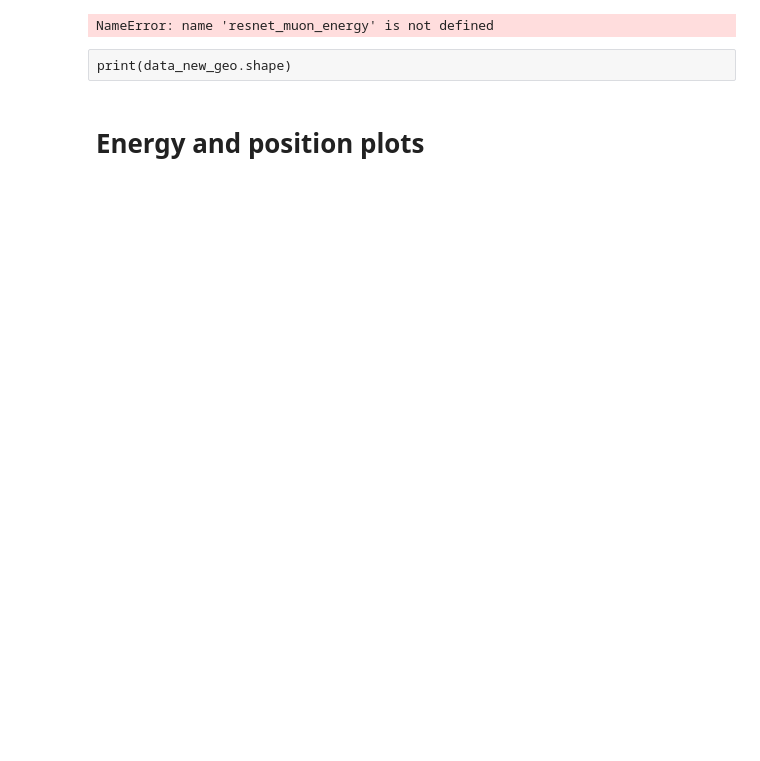
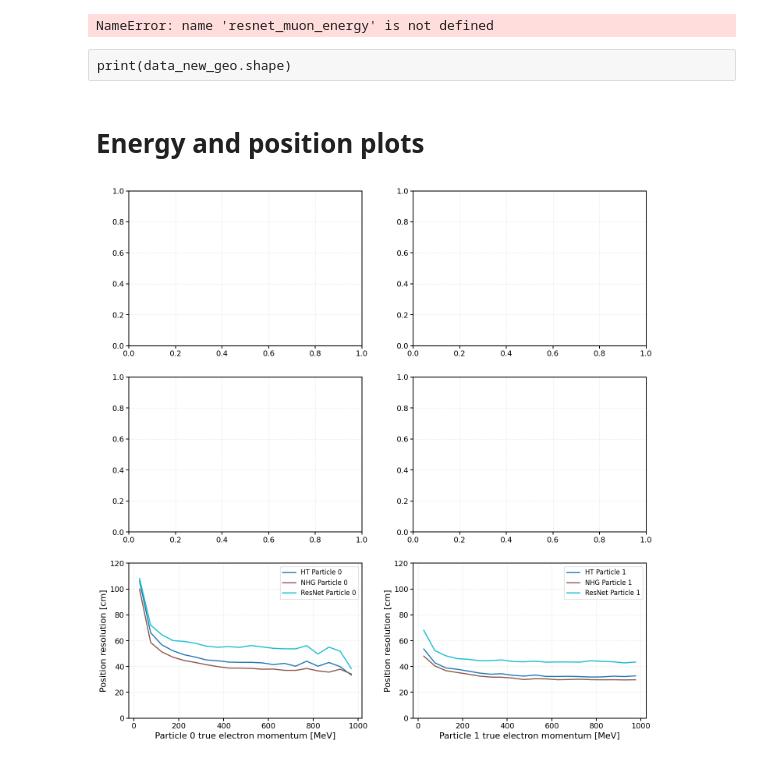
Before and after one commit to cid02219585/WatChMaL, a Jupyter notebook: regression_analysis_multi.ipynb, the cells around one changed output. Cells and saved outputs as stored; diff of their text form; code cells hidden in the pictures; blank space fills up the shorter version.

```diff
--- a/regression_analysis_multi.ipynb
+++ b/regression_analysis_multi.ipynb
@@ -1133,21 +1440,23 @@ for r in all_runs_dir:
 # %%
 ### 2 particle plots
 
 # all_runs_pos = e_position_slot_0 + e_position_slot_1
 
 n_colours = len(e_position_truth_0)
 colours = plt.cm.tab10(np.linspace(0, 1, n_colours))
 
 figs, axes = plt.subplots(3,2, figsize=(15, 15))
 for n, r in enumerate(e_position_truth_0):
-    plot_resolution_profile([r], 'position_3d_errors', e_towall_binning_0, ax=axes[0,0],y_lim=(0,80), x_label="Distance to detector wall [cm]", y_label="Position resolution [cm]",legend=None, marker='s', color = colours[n])
-    plot_resolution_profile([r], 'position_3d_errors',e_dwall_binning_0, ax=axes[0,1], y_lim=(0,80),x_label="Distance from detector wall [cm]",y_label="Position resolution [cm]",legend=None, marker='s', color = colours[n])
-    plot_resolution_profile([r],'position_3d_errors', e_cos_zenith_binning_0, ax=axes[1,0], y_lim=(0,80),x_label="Cosine of Zenith", y_label="Position resolution [cm]", legend=None, marker='s', color = colours[n])
-    plot_resolution_profile([r],'position_3d_errors', e_azimuth_binning_0,ax=axes[1,1],y_lim=(0,80),x_label="Azimuth",y_label="Position resolution [cm]",legend=None, marker='s', color = colours[n])
-    plot_resolution_profile([r],'position_3d_errors',e_mom_binning_0, ax=axes[2,0],y_lim=(0,80),x_label="True electron momentum [MeV]",y_label="Position resolution [cm]",legend=None, marker='s', color = colours[n])
+#     plot_resolution_profile([r], 'position_3d_errors', e_towall_binning_0, ax=axes[0,0],y_lim=(0,80), x_label="Distance to detector wall [cm]", y_label="Position resolution [cm]",legend=None, marker='s', color = colours[n])
+#     plot_resolution_profile([r], 'position_3d_errors',e_dwall_binning_0, ax=axes[0,1], y_lim=(0,80),x_label="Distance from detector wall [cm]",y_label="Position resolution [cm]",legend=None, marker='s', color = colours[n])
+#     plot_resolution_profile([r],'position_3d_errors', e_cos_zenith_binning_0, ax=axes[1,0], y_lim=(0,80),x_label="Cosine of Zenith", y_label="Position resolution [cm]", legend=None, marker='s', color = colours[n])
+#     plot_resolution_profile([r],'position_3d_errors', e_azimuth_binning_0,ax=axes[1,1],y_lim=(0,80),x_label="Azimuth",y_label="Position resolution [cm]",legend=None, marker='s', color = colours[n])
+    plot_resolution_profile([r],'position_3d_errors',e_mom_binning_0, ax=axes[2,0],y_lim=(0,120),x_label="Particle 0 true electron momentum [MeV]",y_label="Position resolution [cm]",legend='best', marker='', color = colours[n])
 for n, r in enumerate(e_position_truth_1):
-    plot_resolution_profile([r], 'position_3d_errors', e_towall_binning_1, ax=axes[0,0],y_lim=(0,80), x_label="Distance to detector wall [cm]", y_label="Position resolution [cm]",legend=None, color = colours[n])
-    plot_resolution_profile([r], 'position_3d_errors',e_dwall_binning_1, ax=axes[0,1], y_lim=(0,80),x_label="Distance from detector wall [cm]",y_label="Position resolution [cm]",legend=None, color = colours[n])
-    plot_resolution_profile([r],'position_3d_errors', e_cos_zenith_binning_1, ax=axes[1,0], y_lim=(0,80),x_label="Cosine of Zenith", y_label="Position resolution [cm]", legend=None, color = colours[n])
-    plot_resolution_profile([r],'position_3d_errors', e_azimuth_binning_1,ax=axes[1,1],y_lim=(0,80),x_label="Azimuth",y_label="Position resolution [cm]",legend=None, color = colours[n])
-    plot_resolution_profile([r],'position_3d_errors',e_mom_binning_1, ax=axes[2,0],y_lim=(0,80),x_label="True electron momentum [MeV]",y_label="Position resolution [cm]",legend=None, color = colours[n])
+#     plot_resolution_profile([r], 'position_3d_errors', e_towall_binning_1, ax=axes[0,0],y_lim=(0,80), x_label="Distance to detector wall [cm]", y_label="Position resolution [cm]",legend=None, color = colours[n])
+#     plot_resolution_profile([r], 'position_3d_errors',e_dwall_binning_1, ax=axes[0,1], y_lim=(0,80),x_label="Distance from detector wall [cm]",y_label="Position resolution [cm]",legend=None, color = colours[n])
+#     plot_resolution_profile([r],'position_3d_errors', e_cos_zenith_binning_1, ax=axes[1,0], y_lim=(0,80),x_label="Cosine of Zenith", y_label="Position resolution [cm]", legend=None, color = colours[n])
+#     plot_resolution_profile([r],'position_3d_errors', e_azimuth_binning_1,ax=axes[1,1],y_lim=(0,80),x_label="Azimuth",y_label="Position resolution [cm]",legend=None, color = colours[n])
+    plot_resolution_profile([r],'position_3d_errors',e_mom_binning_1, ax=axes[2,1],y_lim=(0,120),x_label="Particle 1 true electron momentum [MeV]",y_label="Position resolution [cm]",legend='best', marker='',color = colours[n])
+# %% [output]
+[figure, added]
```
Also changed, not shown: parts of 21 cells of this notebook, 4 other files.
